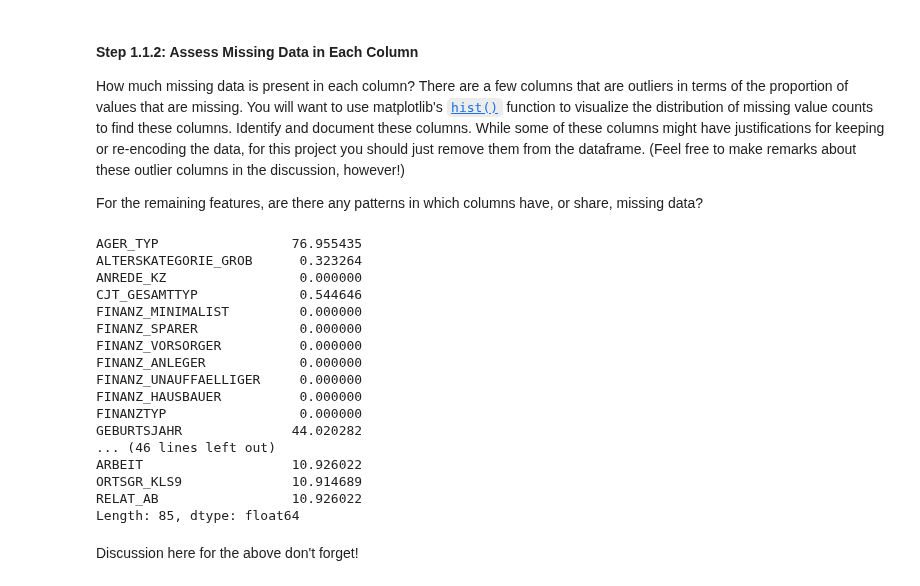
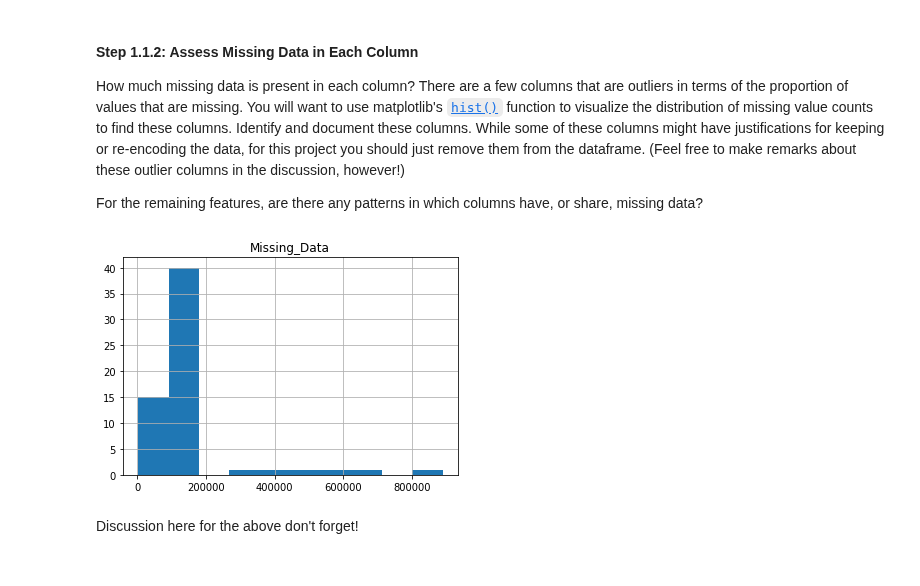
Before and after one commit to sjohnp2112/Identify-Custemer-Segments, a Jupyter notebook: Identify_Customer_Segments_sphelps.ipynb, the cells around one changed output. Saved outputs shown, nothing was run; the diff lists cells and outputs as text; code cells hidden in the pictures.

```diff
--- a/Identify_Customer_Segments_sphelps.ipynb
+++ b/Identify_Customer_Segments_sphelps.ipynb
@@ -203,46 +203,29 @@ For the remaining features, are there any patterns in which columns have, or sha
 # %%
 # Perform an assessment of how much missing data there is in each column of the
 # dataset.
 
-# testing with a copy df
+# testing with a copy df, variable assigments
 azdias_clean = azdias
 col_total = azdias_clean.isnull().sum()
-
+nan_total = azdias_clean.isnull().sum().sum()
 
 col_total_df = pd.DataFrame(col_total, columns=['Missing_Data'])
 md_per_col_df = pd.DataFrame(col_total, columns=['Missing_Data'])
-
-# md_per_col_df = col_total_df
 
 # ignore values < 1, get percentage of missing ['Percent_MD']
 
 md_per_col_df['Missing_Data'] = col_total_df.loc[col_total_df['Missing_Data'] > 0]
 
 # # convert to percent
 md_per_col = col_total / len(azdias_clean) * 100
 md_per_col_df.sort_values(by=['Missing_Data'], ascending=False)
 md_per_col
-# md_per_col_df.hist()
-# plt.show()
-# print(md_per_col_df)
+
+# plotting visual
+md_per_col_df.hist()
+plt.show()
 # %% [output]
-AGER_TYP                 76.955435
-ALTERSKATEGORIE_GROB      0.323264
-ANREDE_KZ                 0.000000
-CJT_GESAMTTYP             0.544646
-FINANZ_MINIMALIST         0.000000
-FINANZ_SPARER             0.000000
-FINANZ_VORSORGER          0.000000
-FINANZ_ANLEGER            0.000000
-FINANZ_UNAUFFAELLIGER     0.000000
-FINANZ_HAUSBAUER          0.000000
-FINANZTYP                 0.000000
-GEBURTSJAHR              44.020282
-... (46 lines left out)
-ARBEIT                   10.926022
-ORTSGR_KLS9              10.914689
-RELAT_AB                 10.926022
-Length: 85, dtype: float64
+[figure, added]
 # %% [markdown]
 Discussion here for the above don't forget!
 # %%
```
Also changed, not shown: parts of 23 cells of this notebook.
